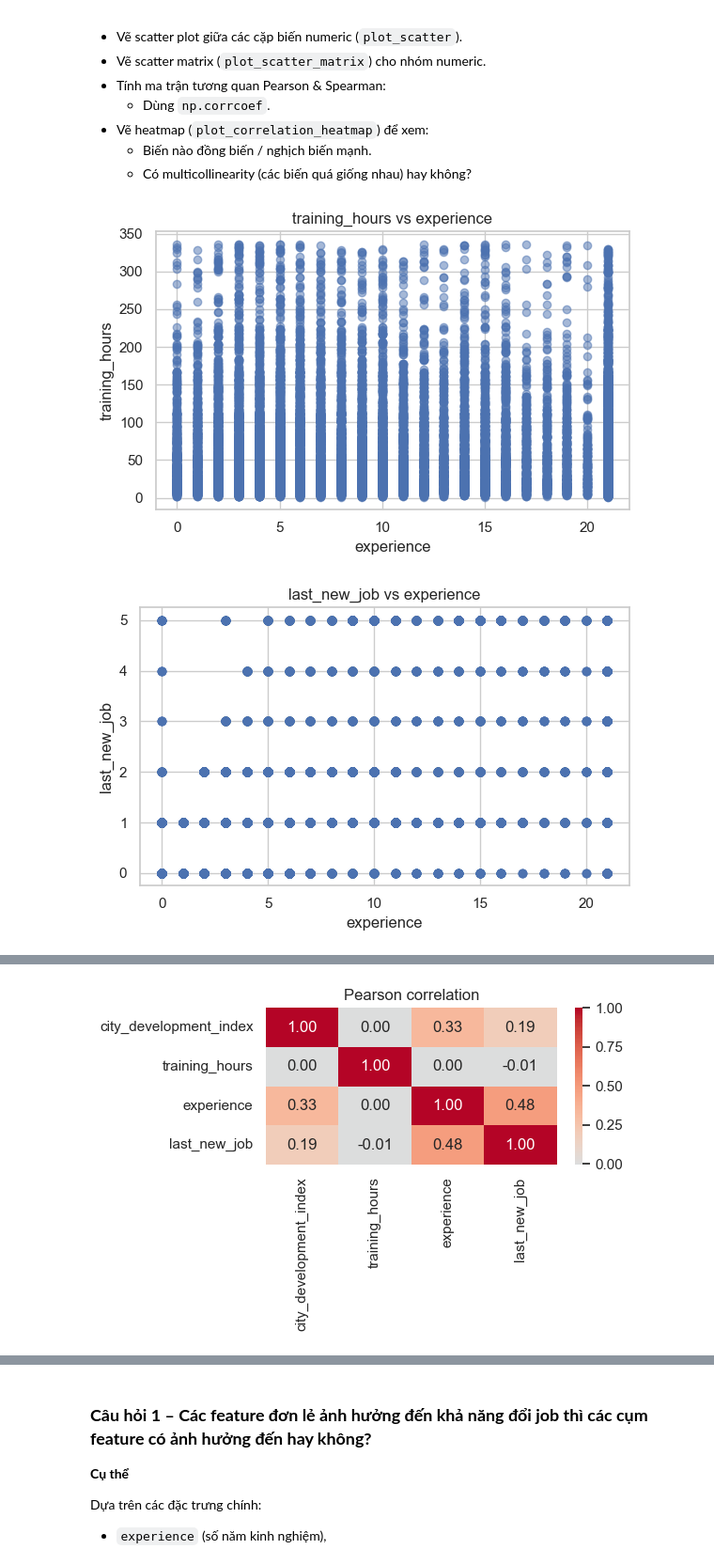
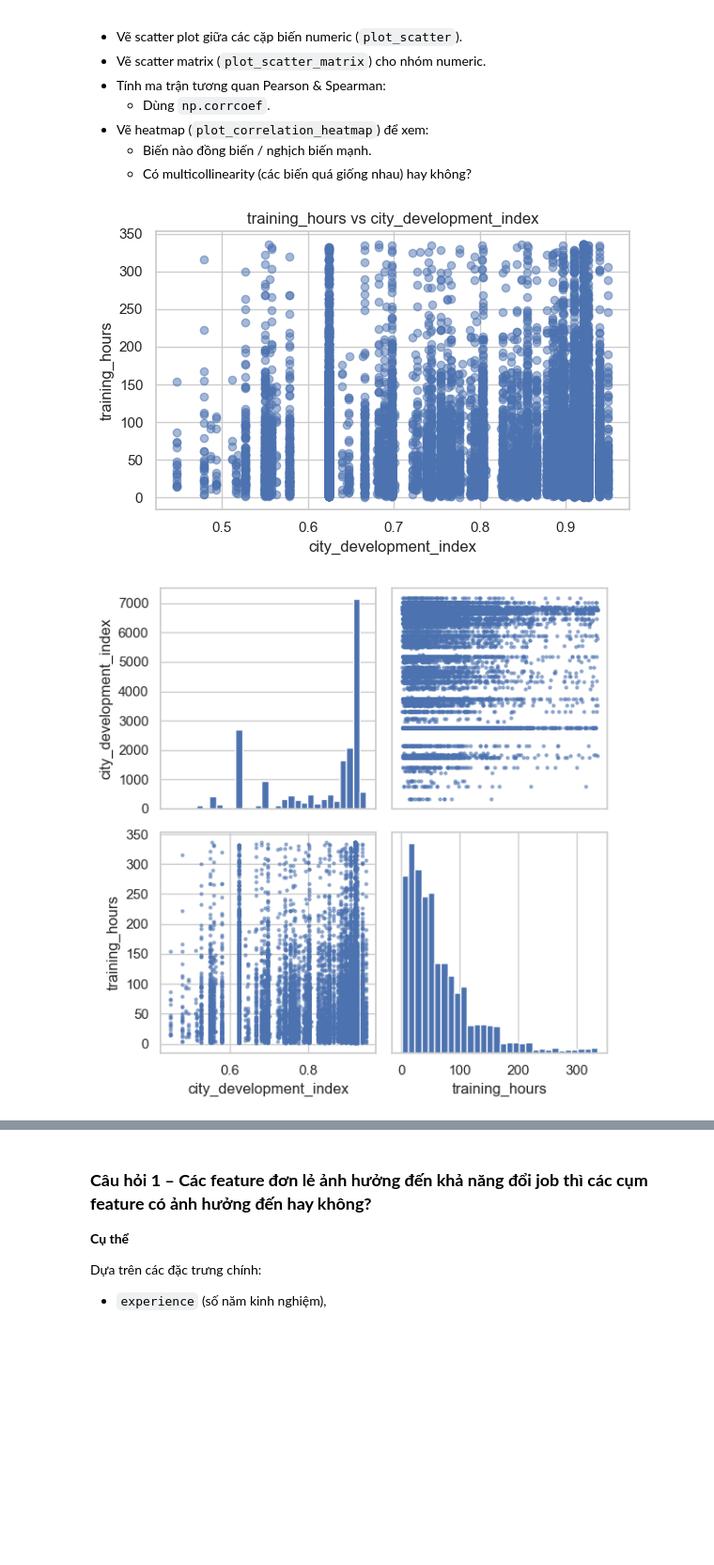
Before and after one commit to cyhapun/hr_analytics_job_change_of_data_scientists, a Jupyter notebook: notebooks/01_data_exploration.ipynb, the cells around one changed output, grey strips where cells are left out. Shown at 94% size. Drawn from its saved outputs; the diff is of its cells as text; code cells hidden in the pictures; blank space fills up the shorter version.

```diff
--- a/notebooks/01_data_exploration.ipynb
+++ b/notebooks/01_data_exploration.ipynb
@@ -218,7 +219,7 @@ for j in range(num_cols):
     sample = np.random.choice(non_missing, size=sample_size, replace=False)
     numeric_ratio = np.mean([is_float(x) for x in sample])
 
-    if numeric_ratio > 0.6:
+    if numeric_ratio > 0.85:
         numeric_cols_raw.append(col_name)
     else:
         categorical_cols_raw.append(col_name)
@@ -455,15 +563,6 @@ def describe_categorical(col_name: str, top_k: int = 5):
 # %%
-categorical_to_describe = [
-    "gender",
-    "education_level",
-    "major_discipline",
-    "company_size",
-    "company_type",
-    "enrolled_university",
-    "relevent_experience",
-    "city",
-]
-print("="*55)
-for col_name in categorical_to_describe:
+print(f"\tSố lượng feature categorical được thống kê: {len(categorical_cols_raw)}\n")
+for col_name in categorical_cols_raw:
     describe_categorical(col_name, top_k=3)
+    print()
 # %% [output]
@@ -960,34 +1142,39 @@ target=1: mean = 8.020193521245266 | median = 6.0 | n = 4754
   - Biến nào đồng biến / nghịch biến mạnh.
   - Có multicollinearity (các biến quá giống nhau) hay không?
 # %%
-# Matrix numeric
-num_matrix = np.vstack([cdi, training_hours, experience, last_new_job]).T
+# Numeric thuần
+cdi = get_numeric_array("city_development_index")
+training_hours = get_numeric_array("training_hours")
+
+# Matrix numeric 2 biến
+num_matrix = np.vstack([cdi, training_hours]).T
 mask_valid = ~np.isnan(num_matrix).any(axis=1)
 num_matrix_clean = num_matrix[mask_valid]
 
 feature_names = [
     "city_development_index",
     "training_hours",
-    "experience",
-    "last_new_job",
 ]
 
-# Scatter plot đơn
-plot_scatter(experience, training_hours, "experience", "training_hours")
-plot_scatter(experience, last_new_job, "experience", "last_new_job")
-plot_scatter(training_hours, last_new_job, "training_hours", "last_new_job")
+# Scatter plot giữa 2 biến numeric
+plot_scatter(
+    num_matrix_clean[:, 0],
+    num_matrix_clean[:, 1],
+    "city_development_index",
+    "training_hours"
+)
 
-# Scatter matrix
+# Scatter matrix (2 biến)
 plot_scatter_matrix(num_matrix_clean, feature_names)
 
 # Pearson correlation
 corr_pearson = np.corrcoef(num_matrix_clean, rowvar=False)
-plot_correlation_heatmap(corr_pearson, feature_names, title="Pearson correlation")
+plot_correlation_heatmap(corr_pearson, feature_names, title="Pearson correlation (numeric only)")
 
 # Spearman correlation
 ranked = np.apply_along_axis(lambda v: v.argsort().argsort(), 0, num_matrix_clean)
 corr_spearman = np.corrcoef(ranked, rowvar=False)
-plot_correlation_heatmap(corr_spearman, feature_names, title="Spearman correlation")
+plot_correlation_heatmap(corr_spearman, feature_names, title="Spearman correlation (numeric only)")
 # %% [output]
-[figure, old version]
+[figure, new version]
-[figure, old version]
+[figure, new version]
@@ -996 +1182,0 @@ plot_correlation_heatmap(corr_spearman, feature_names, title="Spearman correlati
-[figure, removed]
```
Also changed, not shown: parts of 41 cells of this notebook, 1 other file.
